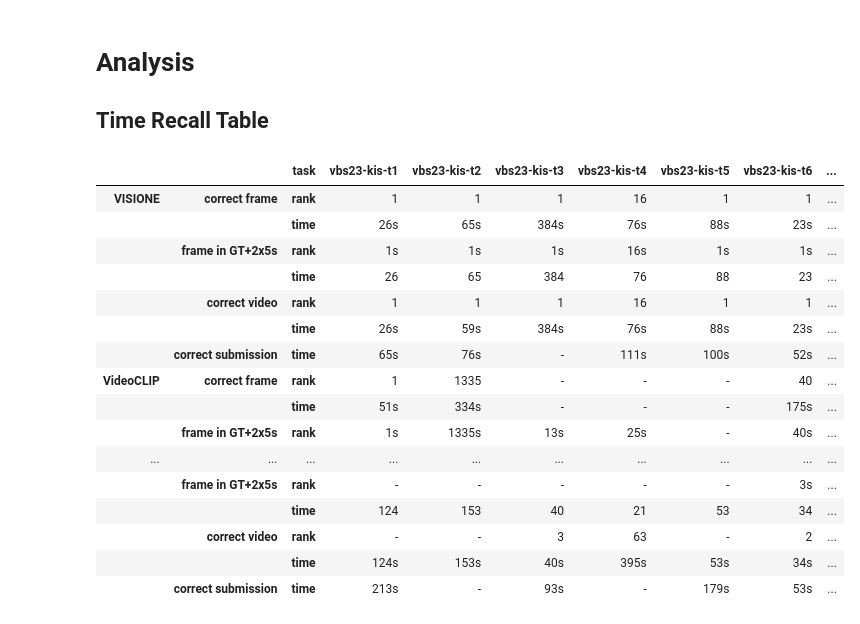
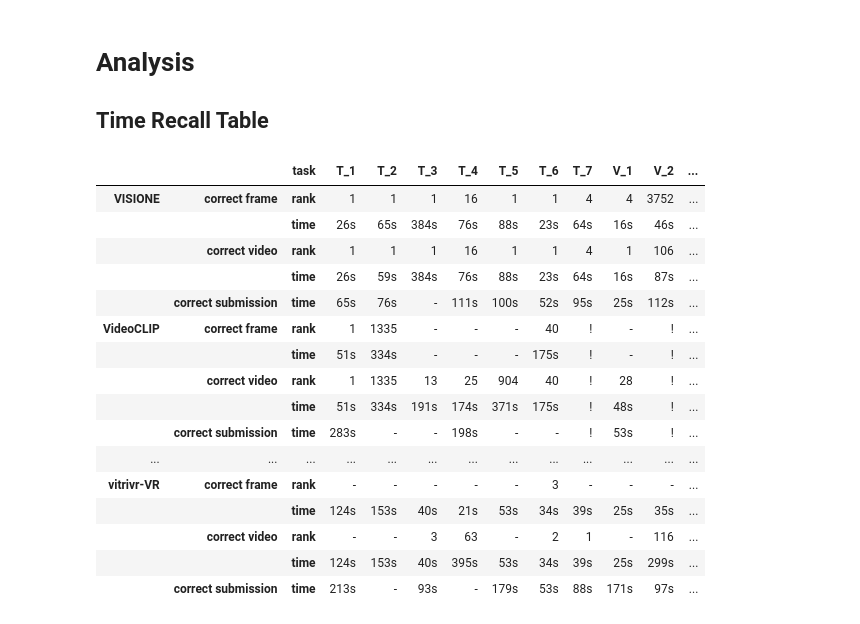
Before and after one commit to mesnico/VBS22-KIS-Analysis, a Jupyter notebook: plots/browsing.ipynb, the cells around one changed output. Saved outputs shown, nothing was run; the diff lists cells and outputs as text; code cells hidden in the pictures.

Commit message:
Added ! in rank table for missing logs

```diff
--- a/plots/browsing.ipynb
+++ b/plots/browsing.ipynb
@@ -39,16 +39,17 @@ def compute_data_for_time_recall_table(comp_data, teams, logs, split_user=False,
 
     return total_df
 
-def build_table(df, teams):
+def build_table(df, teams, dataset='v3c'):
     # drop unuseful columns
     df = df.drop(['time_first_appearance', 'rank_shot_first_appearance', 'time_last_appearance', 'rank_shot_last_appearance', 'time_first_appearance_video', 'rank_video_first_appearance'], axis=1)
 
     #renaming task
-    rename_fun = lambda x: x.replace('vbs22-kis-t', 'T_').replace('vbs22-kis-v', 'V_')
+    rename_fun = lambda x: x.replace('vbs23-kis-t', 'T_').replace('vbs23-kis-v-m', 'M_').replace('vbs23-kis-v', 'V_')
     df['task'] = df['task'].apply(rename_fun)
     tasks = df[['task','task_start']].sort_values(by=['task_start'])['task'].unique()
     textual=[t for t in tasks if t.startswith('T')] #used later to order the column
     visual=[t for t in tasks if t.startswith('V')] #used later to order the column
+    marine=[t for t in tasks if t.startswith('M')] #used later to order the column
     df.drop(columns='task_start', inplace=True)
 
     df = df.fillna(-1)
@@ -66,8 +67,14 @@ def build_table(df, teams):
     add_second= lambda x: x if x=='-' else x + 's'
     df['time_correct_submission']=df['time_correct_submission'].apply(add_second)
     df['time_best_shot']=df['time_best_shot'].apply(add_second)
-    df['rank_shot_margin_5'] = df['rank_shot_margin_5'].apply(add_second)
+    # df['rank_shot_margin_5'] = df['rank_shot_margin_5'].apply(add_second)
     df['time_best_video'] = df['time_best_video'].apply(add_second)
+
+    # put ! where no logs are present
+    tasks_unique = pd.DataFrame({'task': textual+visual+marine})
+    teams_unique = pd.DataFrame({'team': df['team'].unique()})
+    task_team = teams_unique.merge(tasks_unique, how='cross')
+    df = task_team.merge(df, how='left').fillna('!')
 
     df = df.melt(var_name="metric", id_vars=["team", "task"], value_name="value")
     df['unit'] = df['metric'].apply(lambda x: 'rank' if x.startswith('rank_') else 'time')
@@ -101,28 +108,33 @@ def build_table(df, teams):
     df.dropna(axis=0, inplace=True)  # 'correct submission'/rank shluld not be in the index
 
     #ordering columns
-    df=df[textual+visual]
-
+    if dataset == 'v3c':
+        df = df[textual+visual]
+    elif dataset == 'mvk':
+        df = df[marine]
+    else:
+        # put all
+        df = df[textual+visual+marine]
     return df, df_margin_5
 # %%
 df = compute_data_for_time_recall_table(comp_data, teams, logs)
-table, table5 = build_table(df, teams)
-table5
+table, table5 = build_table(df, teams, dataset='v3c')
+table
 # %% [output]
-|  |  | task | vbs23-kis-t1 | vbs23-kis-t2 | vbs23-kis-t3 | vbs23-kis-t4 | vbs23-kis-t5 | vbs23-kis-t6 | ... |
-| VISIONE | correct frame | rank | 1 | 1 | 1 | 16 | 1 | 1 | ... |
-|  |  | time | 26s | 65s | 384s | 76s | 88s | 23s | ... |
-|  | frame in GT+2x5s | rank | 1s | 1s | 1s | 16s | 1s | 1s | ... |
-|  |  | time | 26 | 65 | 384 | 76 | 88 | 23 | ... |
-|  | correct video | rank | 1 | 1 | 1 | 16 | 1 | 1 | ... |
-|  |  | time | 26s | 59s | 384s | 76s | 88s | 23s | ... |
-|  | correct submission | time | 65s | 76s | - | 111s | 100s | 52s | ... |
-| VideoCLIP | correct frame | rank | 1 | 1335 | - | - | - | 40 | ... |
-|  |  | time | 51s | 334s | - | - | - | 175s | ... |
-|  | frame in GT+2x5s | rank | 1s | 1335s | 13s | 25s | - | 40s | ... |
-| ... | ... | ... | ... | ... | ... | ... | ... | ... | ... |
-|  | frame in GT+2x5s | rank | - | - | - | - | - | 3s | ... |
-|  |  | time | 124 | 153 | 40 | 21 | 53 | 34 | ... |
-|  | correct video | rank | - | - | 3 | 63 | - | 2 | ... |
-|  |  | time | 124s | 153s | 40s | 395s | 53s | 34s | ... |
-|  | correct submission | time | 213s | - | 93s | - | 179s | 53s | ... |
+|  |  | task | T_1 | T_2 | T_3 | T_4 | T_5 | T_6 | T_7 | V_1 | V_2 | ... |
+| VISIONE | correct frame | rank | 1 | 1 | 1 | 16 | 1 | 1 | 4 | 4 | 3752 | ... |
+|  |  | time | 26s | 65s | 384s | 76s | 88s | 23s | 64s | 16s | 46s | ... |
+|  | correct video | rank | 1 | 1 | 1 | 16 | 1 | 1 | 4 | 1 | 106 | ... |
+|  |  | time | 26s | 59s | 384s | 76s | 88s | 23s | 64s | 16s | 87s | ... |
+|  | correct submission | time | 65s | 76s | - | 111s | 100s | 52s | 95s | 25s | 112s | ... |
+| VideoCLIP | correct frame | rank | 1 | 1335 | - | - | - | 40 | ! | - | ! | ... |
+|  |  | time | 51s | 334s | - | - | - | 175s | ! | - | ! | ... |
+|  | correct video | rank | 1 | 1335 | 13 | 25 | 904 | 40 | ! | 28 | ! | ... |
+|  |  | time | 51s | 334s | 191s | 174s | 371s | 175s | ! | 48s | ! | ... |
+|  | correct submission | time | 283s | - | - | 198s | - | - | ! | 53s | ! | ... |
+| ... | ... | ... | ... | ... | ... | ... | ... | ... | ... | ... | ... | ... |
+| vitrivr-VR | correct frame | rank | - | - | - | - | - | 3 | - | - | - | ... |
+|  |  | time | 124s | 153s | 40s | 21s | 53s | 34s | 39s | 25s | 35s | ... |
+|  | correct video | rank | - | - | 3 | 63 | - | 2 | 1 | - | 116 | ... |
+|  |  | time | 124s | 153s | 40s | 395s | 53s | 34s | 39s | 25s | 299s | ... |
+|  | correct submission | time | 213s | - | 93s | - | 179s | 53s | 88s | 171s | 97s | ... |
```
Also changed, not shown: parts of 1 cell of this notebook.
